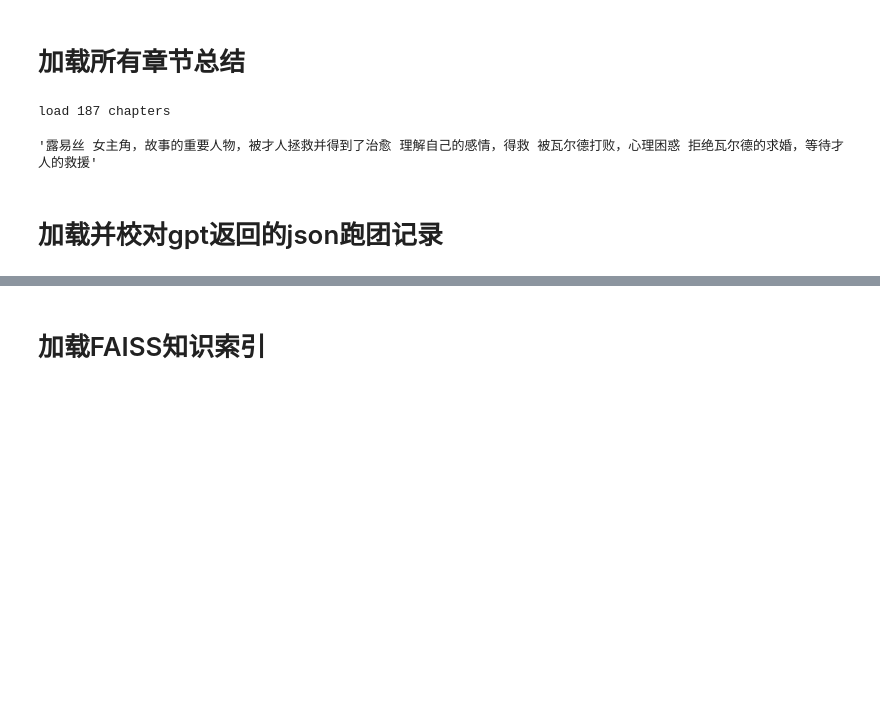
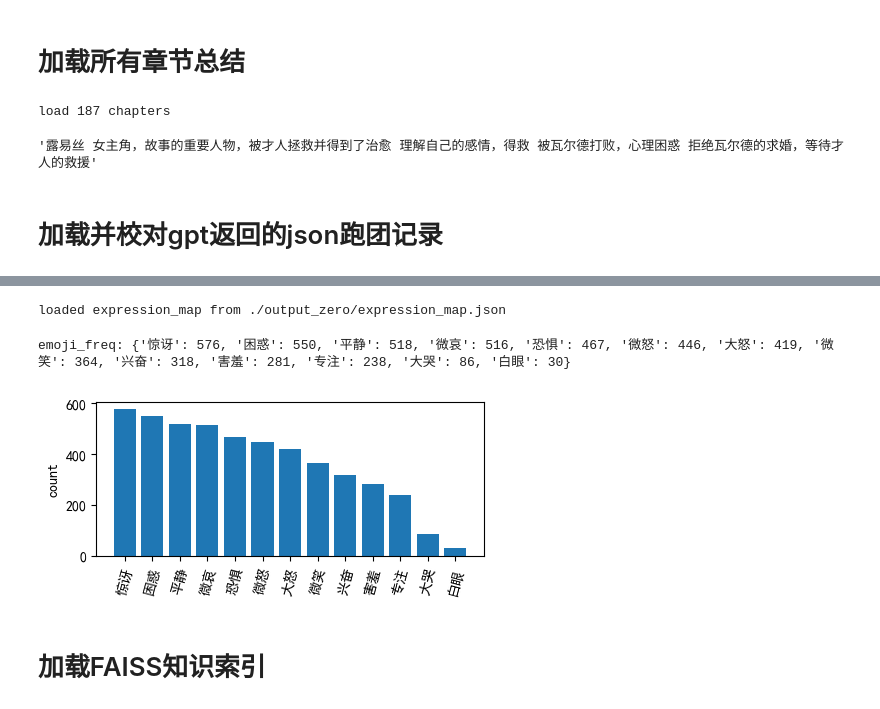
Before and after one commit to fangzhangmnm/novel2trpg, a Jupyter notebook: STEP4_generate_training_data.ipynb, the cells around one changed output, grey strips where cells are left out. Saved outputs shown, nothing was run; the diff lists cells and outputs as text; code cells hidden in the pictures; blank space fills up the shorter version.

```diff
--- a/STEP4_generate_training_data.ipynb
+++ b/STEP4_generate_training_data.ipynb
@@ -162,7 +169,7 @@ all_content=[item for chunk in chunks.values() if 'content' in chunk and chunk['
 def purge_content(all_content):
     for item in all_content:
         item={k:v for k,v in item.items() if v is not None}
-        item=revise_item_(item)
+        item=revise_json_(item)
 
         if 'info' in item:
             info_str=item['info']
@@ -210,3 +277,47 @@ Total items: 26181
+# %%
+import os
+from tqdm.auto import tqdm
+if os.path.exists(expression_map_path):
+    with open(expression_map_path, 'r', encoding='utf-8') as f:
+        expression_map=json.load(f)
+        print('loaded expression_map from', expression_map_path)
+else:
+    expression_map={}
+
+for unknown_expression in tqdm(unlabeled_expression_freq):
+    if expression_map.get(unknown_expression,None) is None:
+        response=label_expression_chain(unknown_expression)
+        if response['label'] is None:
+            print('failed', unknown_expression)
+        print(unknown_expression, '->', response['label'])
+        expression_map[unknown_expression]=response['label']
+        json.dump(expression_map, open(expression_map_path, 'w'),ensure_ascii=False,indent=4)
+# %% [output]
+loaded expression_map from ./output_zero/expression_map.json
+# %%
+for item in all_content:
+    if 'expression' in item and item['expression'] in expression_map and expression_map[item['expression']] is not None:
+        item['emoji']=expression_map[item['expression']]
+
+emoji_freq={}
+for item in all_content:
+    if 'emoji' in item:
+        emoji_freq[item['emoji']]=emoji_freq.get(item['emoji'], 0)+1
+emoji_freq={k: v for k, v in sorted(emoji_freq.items(), key=lambda item: item[1], reverse=True)}
+
+print('emoji_freq:', emoji_freq)
+
+
+plt.figure(figsize=(5, 2))
+plt.bar(list(emoji_freq.keys()), list(emoji_freq.values()))
+plt.xticks(rotation=75)
+plt.ylabel('count')
+# plt.yscale('log')
+# plt.ylim(1,np.max(list(emoji_freq.values()))*2)
+plt.show()
+# %% [output]
+emoji_freq: {'惊讶': 576, '困惑': 550, '平静': 518, '微哀': 516, '恐惧': 467, '微怒': 446, '大怒': 419, '微笑': 364, '兴奋': 318, '害羞': 281, '专注': 238, '大哭': 86, '白眼': 30}
+[figure, added]
 # %% [markdown]
 # 加载FAISS知识索引
 # %%
```
Also changed, not shown: parts of 19 cells of this notebook, 10 other files.
